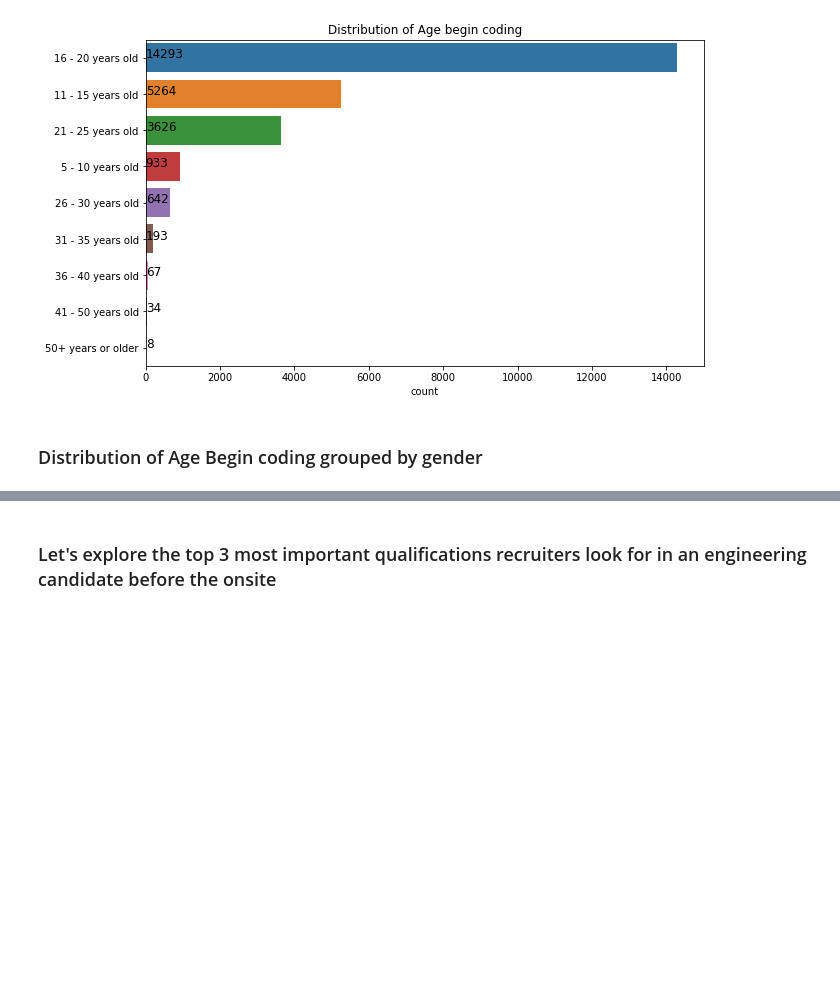
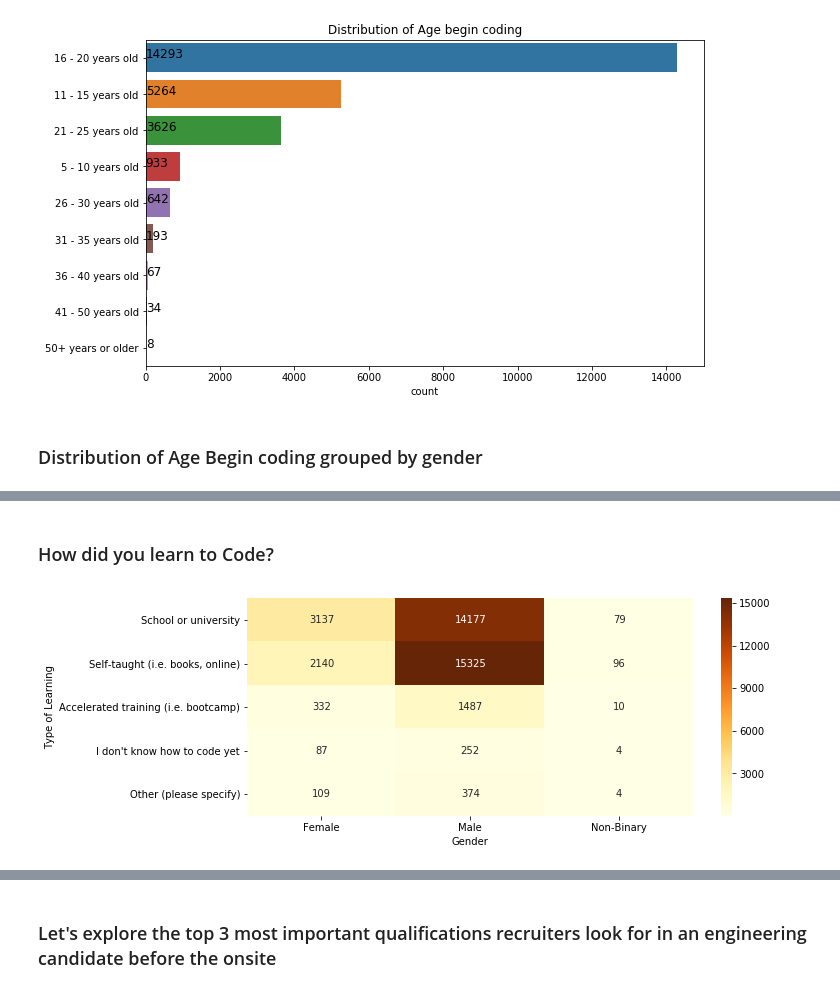
Before and after one commit to bipin2295/Developer-Survey, a Jupyter notebook: HackerrankAnalysis.ipynb, the cells around one changed output, grey strips where cells are left out. Saved outputs shown, nothing was run; the diff lists cells and outputs as text; code cells hidden in the pictures; blank space fills up the shorter version.

```diff
--- a/HackerrankAnalysis.ipynb
+++ b/HackerrankAnalysis.ipynb
@@ -224,0 +258,21 @@ q1AgeBeginCoding
+# %% [markdown]
+### How did you learn to Code?
+# %%
+col = survey.columns[survey.columns.str.startswith('q6')]
+#print(col)
+
+codeLearn = pd.DataFrame()
+for c in col:
+    agg = survey.groupby([c,'q3Gender'])['q3Gender'].count().reset_index(name='count')
+    agg = agg.pivot(columns='q3Gender',index=c,values='count')
+    codeLearn = pd.concat([codeLearn,agg])
+
+
+plt.figure(figsize=(10,4))
+sns.heatmap(codeLearn,fmt='.0f',cmap='YlOrBr',annot=True)
+plt.xlabel('Gender')
+plt.ylabel('Type of Learning')
+plt.show()
+#codeLearn
+# %% [output]
+[figure, added]
```
Also changed, not shown: parts of 10 cells of this notebook.
